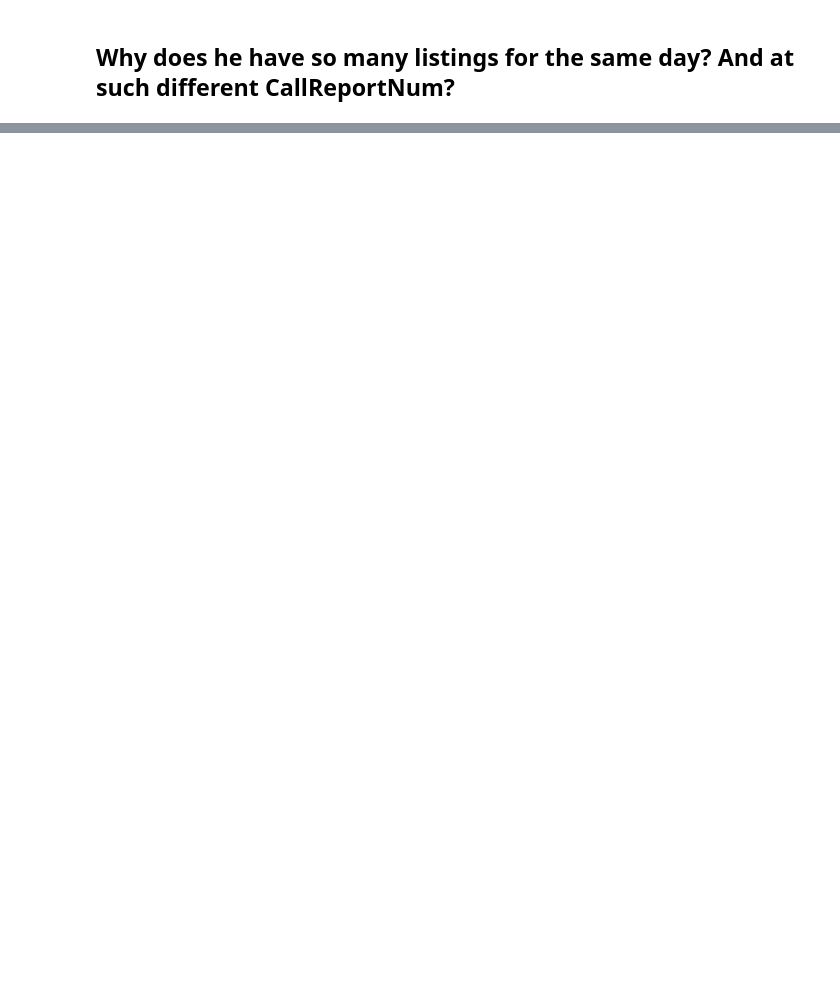
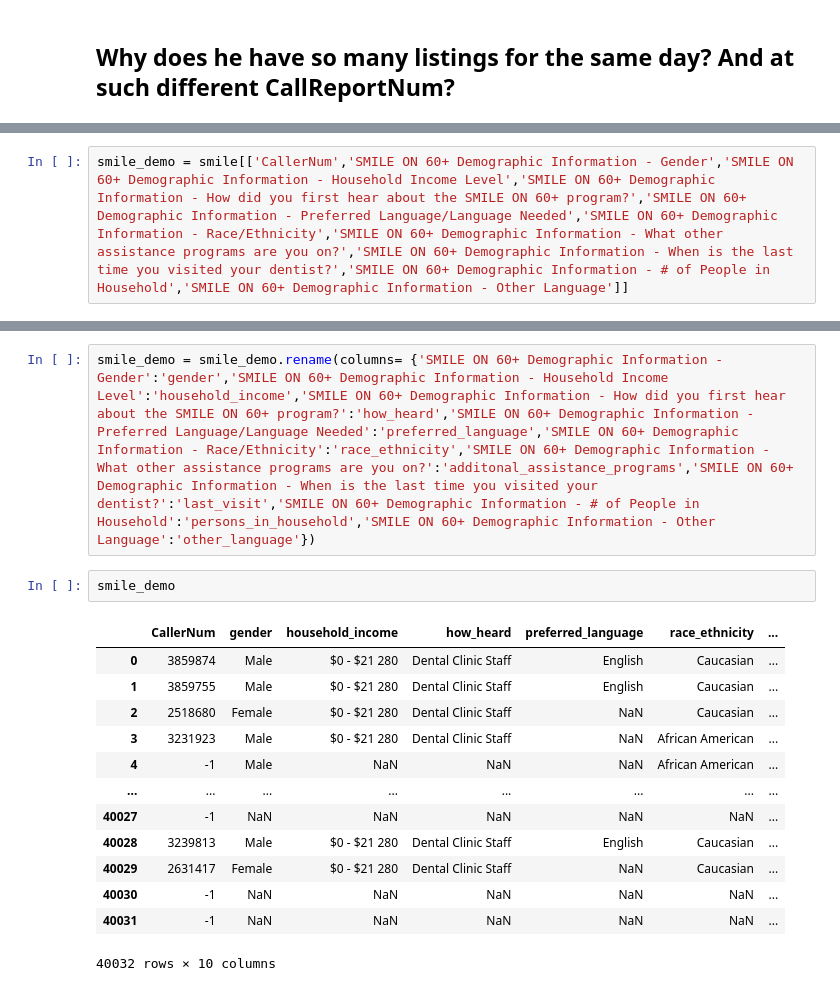
Before and after one commit to bsfcs/smile-on-ironman, a Jupyter notebook: notebook/smile_on_ironman_posey.ipynb, the cells around one changed output, grey strips where cells are left out. Saved outputs shown, nothing was run; the diff lists cells and outputs as text; blank space fills up the shorter version.

Commit message:
added various demographic lines

```diff
--- a/notebook/smile_on_ironman_posey.ipynb
+++ b/notebook/smile_on_ironman_posey.ipynb
@@ -166,0 +289,2 @@ smile_2441776
+# %%
+smile_demo = smile[['CallerNum','SMILE ON 60+ Demographic Information - Gender','SMILE ON 60+ Demographic Information - Household Income Level','SMILE ON 60+ Demographic Information - How did you first hear about the SMILE ON 60+ program?','SMILE ON 60+ Demographic Information - Preferred Language/Language Needed','SMILE ON 60+ Demographic Information - Race/Ethnicity','SMILE ON 60+ Demographic Information - What other assistance programs are you on?','SMILE ON 60+ Demographic Information - When is the last time you visited your dentist?','SMILE ON 60+ Demographic Information - # of People in Household','SMILE ON 60+ Demographic Information - Other Language']]
@@ -166,0 +307,18 @@ smile_2441776
+# %%
+smile_demo = smile_demo.rename(columns= {'SMILE ON 60+ Demographic Information - Gender':'gender','SMILE ON 60+ Demographic Information - Household Income Level':'household_income','SMILE ON 60+ Demographic Information - How did you first hear about the SMILE ON 60+ program?':'how_heard','SMILE ON 60+ Demographic Information - Preferred Language/Language Needed':'preferred_language','SMILE ON 60+ Demographic Information - Race/Ethnicity':'race_ethnicity','SMILE ON 60+ Demographic Information - What other assistance programs are you on?':'additonal_assistance_programs','SMILE ON 60+ Demographic Information - When is the last time you visited your dentist?':'last_visit','SMILE ON 60+ Demographic Information - # of People in Household':'persons_in_household','SMILE ON 60+ Demographic Information - Other Language':'other_language'})
+# %%
+smile_demo
+# %% [output]
+|  | CallerNum | gender | household_income | how_heard | preferred_language | race_ethnicity | ... |
+| 0 | 3859874 | Male | $0 - $21 280 | Dental Clinic Staff | English | Caucasian | ... |
+| 1 | 3859755 | Male | $0 - $21 280 | Dental Clinic Staff | English | Caucasian | ... |
+| 2 | 2518680 | Female | $0 - $21 280 | Dental Clinic Staff | NaN | Caucasian | ... |
+| 3 | 3231923 | Male | $0 - $21 280 | Dental Clinic Staff | NaN | African American | ... |
+| 4 | -1 | Male | NaN | NaN | NaN | African American | ... |
+| ... | ... | ... | ... | ... | ... | ... | ... |
+| 40027 | -1 | NaN | NaN | NaN | NaN | NaN | ... |
+| 40028 | 3239813 | Male | $0 - $21 280 | Dental Clinic Staff | English | Caucasian | ... |
+| 40029 | 2631417 | Female | $0 - $21 280 | Dental Clinic Staff | NaN | Caucasian | ... |
+| 40030 | -1 | NaN | NaN | NaN | NaN | NaN | ... |
+| 40031 | -1 | NaN | NaN | NaN | NaN | NaN | ... |
+40032 rows × 10 columns
```
Also changed, not shown: parts of 20 cells of this notebook.
